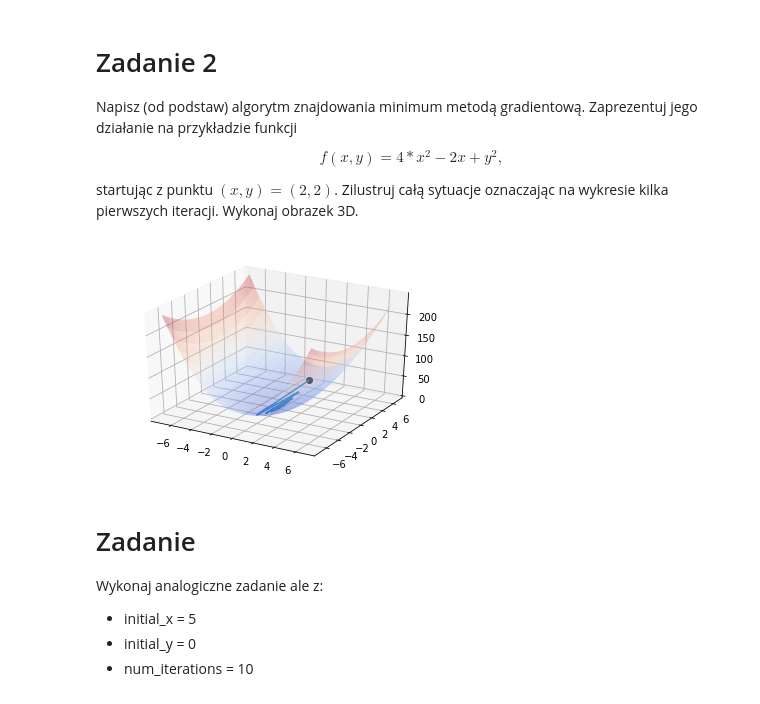
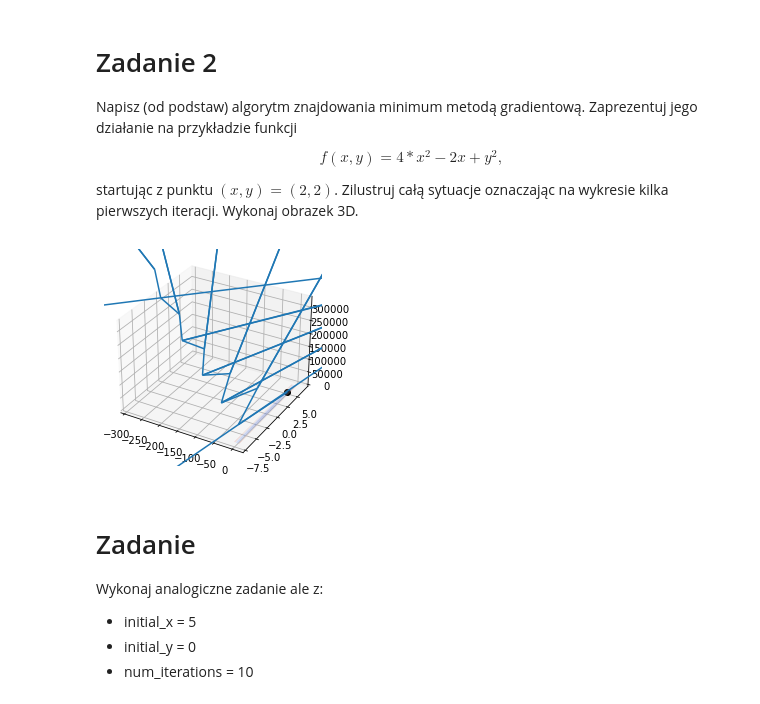
Before and after one commit to she3r/podstawy_sztucznej_inteligencji, a Jupyter notebook: Z11_B_Gradient_Descent.ipynb, the cells around one changed output. Cells and saved outputs as stored; diff of their text form; code cells hidden in the pictures.

```diff
--- a/Z11_B_Gradient_Descent.ipynb
+++ b/Z11_B_Gradient_Descent.ipynb
@@ -11,12 +11,12 @@ f = lambda x: x**2
 
 x = np.linspace(-5, 5, 200)
 y = f(x)
-plt.plot(x, y, '--k', ms=10);
+plt.plot(x, y, '--k', ms=10)
 
 
 def step_gradient_1d(x_current, learningRate):
     x_gradient = 2*x_current
-    new_x = ??
+    new_x = x_current - learningRate*x_gradient
 
     plt.arrow(x_current, f(x_current), - (learningRate * x_gradient), -(f(x_current)-f(new_x)),
               head_width=0.05, head_length=0.5,ec="red")
@@ -48,3 +49,13 @@ Wykonaj powyższe zadania dla
   * learning_rate = 0.9
   * learning_rate = 0.99
   * learning_rate = 0.999
+# %%
+Lr = (0.001, 0.1, 0.2, 0.5, 0.9, 0.99, 0.999)
+for lr in Lr:
+    initial_x = 5
+    num_iterations = 30
+    x = np.linspace(-5, 5, 200)
+    y = f(x)
+    plt.plot(x, y, '--k', ms=10)
+    x = gradient_descent_runner_1d(initial_x, lr, num_iterations)
+    plt.show()
@@ -91,40 +117,40 @@ surf = ax.plot_surface(X, Y, Z, cmap=cm.coolwarm,
 #####################################
 
 def step_gradient_2d(x_current, y_current, learningRate):
-    x_gradient = ??
+    x_gradient = 8*x - 2
     y_gradient = 2*y_current
 
-    new_x = ??
-    new_y = ??
+    new_x = x_current - learningRate*x_gradient
+    new_y = y_current - learningRate*y_gradient
 
     ax.quiver(x_current, y_current, (fun(x_current, y_current)) ,
               - (learningRate * x_gradient), - (learningRate * y_gradient),
               (-(fun(x_current,y_current)-fun(new_x,new_y))))
 
     return [new_x, new_y]
 
 def gradient_descent_runner_2d(starting_x, starting_y, learning_rate, num_iterations):
     x = starting_x
     y = starting_y
     for i in range(num_iterations):
         x, y = step_gradient_2d(x, y, learning_rate)
         #print(x, y)
     return [x, y]
 
 
 learning_rate = 0.9
 initial_x = 0 # initial y-intercept guess
 initial_y = 5 # initial slope guess
 num_iterations = 10
 [x, y] = gradient_descent_runner_2d(initial_x, initial_y, learning_rate, num_iterations)
 
 
 #####################################
 
 plt.plot([initial_x],[initial_y],[fun(initial_x,initial_y)],"ok")
 plt.show()
 # %% [output]
-[figure, old version]
+[figure, new version]
 # %% [markdown]
 # Zadanie
 Wykonaj analogiczne zadanie ale z:
```
Also changed, not shown: parts of 12 cells of this notebook, 12 other files.
